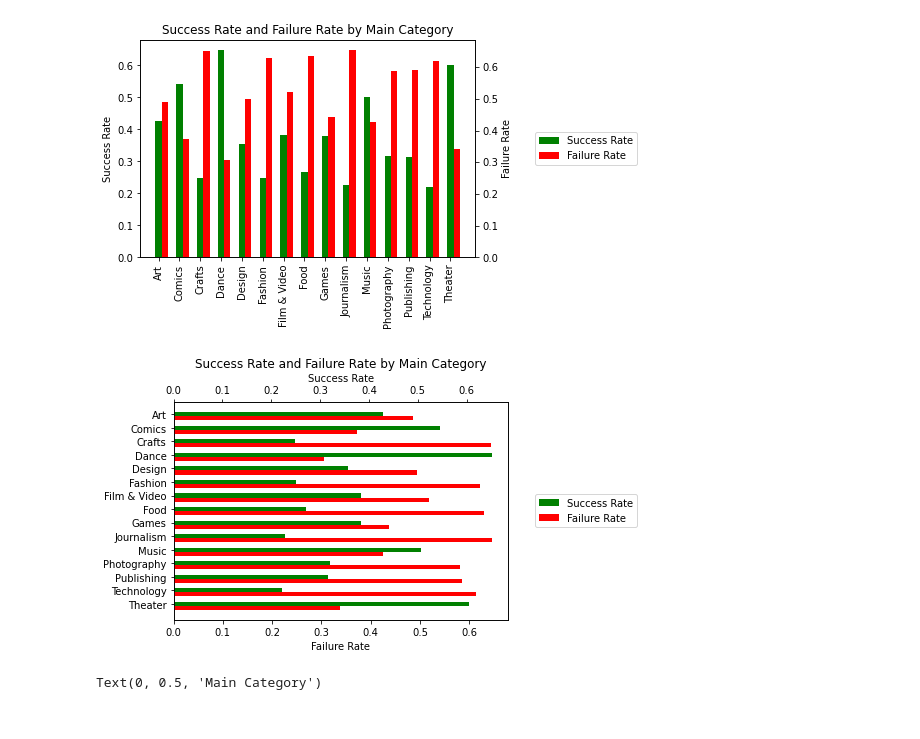
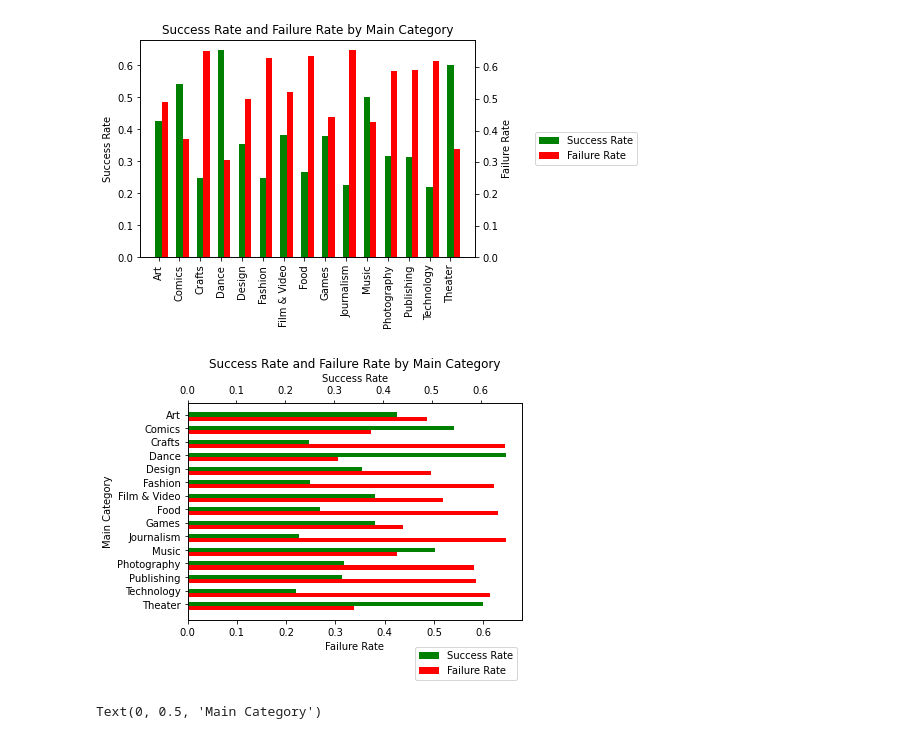
Before and after one commit to TheAidanAu/kickstarter, a Jupyter notebook: EDA2_Kickstaerter.ipynb, the cells around one changed output. Saved outputs shown, nothing was run; the diff lists cells and outputs as text; code cells hidden in the pictures.

```diff
--- a/EDA2_Kickstaerter.ipynb
+++ b/EDA2_Kickstaerter.ipynb
@@ -862,34 +862,36 @@ plt.show()
 # %%
 #You can do side by side but it's much harder
 import numpy as np # We're going to import np for np.arange().
 # np.arange(10) is similar to range(10), and it allows us to shift
 # each value in it by the bar width as you can see below.
 main_cat_axis = np.arange(15,0,-1)
 
 # We need to create subplots in order to overlay two bar plots
 # with proper axes on the left hand side and the right hand side.
 fig, ax1 = plt.subplots()
+plt.ylabel('Main Category')
 plt.title('Success Rate and Failure Rate by Main Category')
 
 height = -0.3 # This is the width of each bar in the bar plot.
 plt.yticks(main_cat_axis, df_success_subplot.index, rotation='horizontal')
 axis_success_rate = ax1.barh(main_cat_axis, df_success_subplot.values, height,color='green') # for the legend
 plt.xlabel('Failure Rate') #y-asix label on the right
 
 
 # ax1.twinx() gives us the same x-axis with the y-axis on the right.
 ax2 = ax1.twiny()
 axis_failure_rate = ax2.barh(main_cat_axis + height, df_fail_subplot.values,
               height, color='red') # for the legend
 
 plt.xlabel('Success Rate') #y-asix label on the left
+
 plt.legend([axis_success_rate,axis_failure_rate],
            ['Success Rate','Failure Rate'],bbox_to_anchor=(0.5, 0), loc='upper left', ncol=1)
 fig = plt.gcf() # get current figure
-plt.legend([axis_success_rate, axis_failure_rate],['Success Rate', 'Failure Rate'],loc='upper right', bbox_to_anchor=(1.4, 0.6))
+plt.legend([axis_success_rate, axis_failure_rate],['Success Rate', 'Failure Rate'],loc='upper right', bbox_to_anchor=(1, -0.1))
 plt.show()
 # %% [output]
-[figure, old version]
+[figure, new version]
 # %%
 plt.title('Net Success Rate by Main Category')
 plt.xlabel('Net Success Rate=Success Rate Minus Failure Rate')
```
Also changed, not shown: parts of 2 cells of this notebook, 1 other file.
